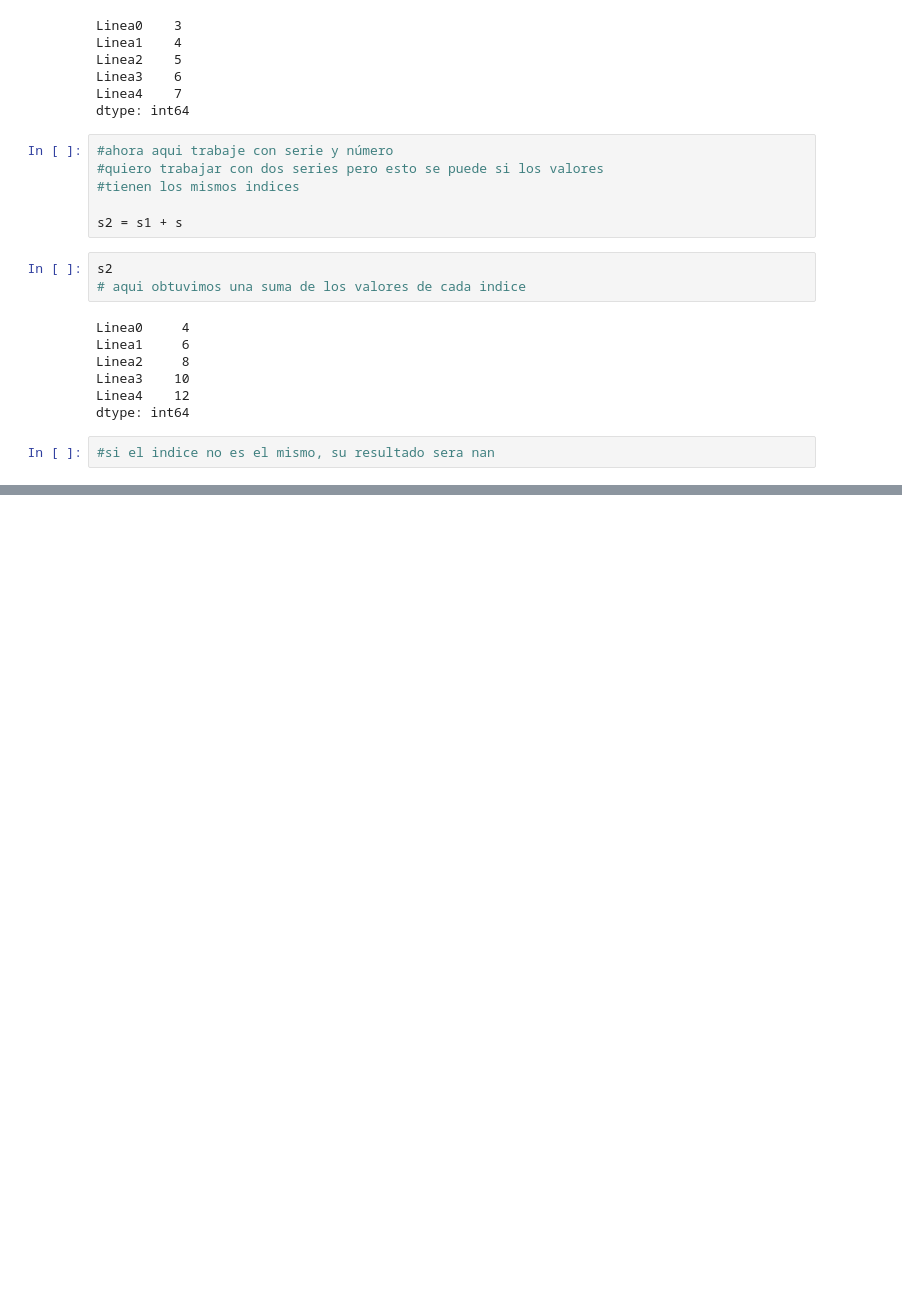
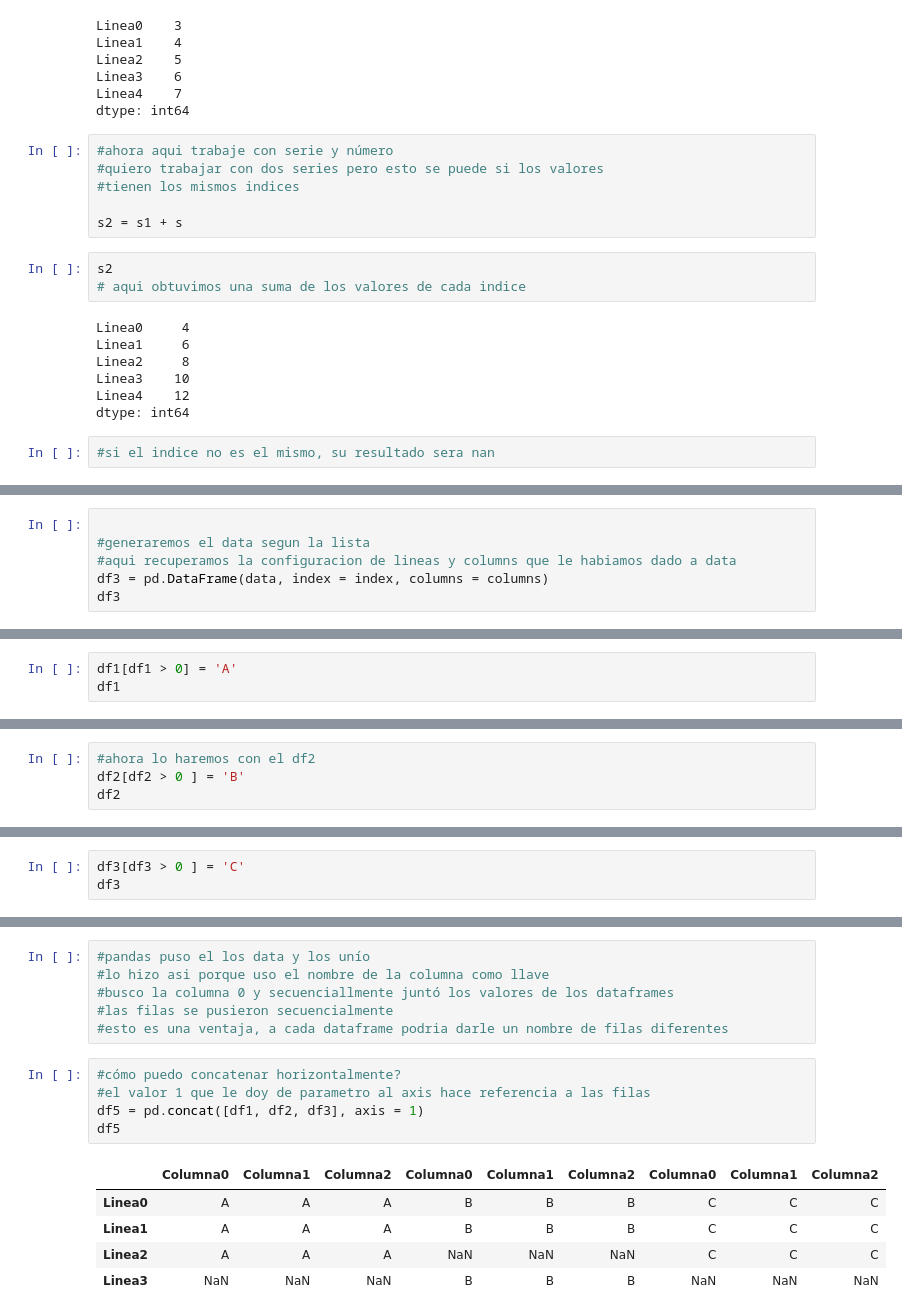
Before and after one commit to AnndyLibeMoore/Python_Data_Science_Courses, a Jupyter notebook: Creando_estructuras_de_datos.ipynb, the cells around one changed output, grey strips where cells are left out. Saved outputs shown, nothing was run; the diff lists cells and outputs as text; blank space fills up the shorter version.

```diff
--- a/Creando_estructuras_de_datos.ipynb
+++ b/Creando_estructuras_de_datos.ipynb
@@ -100,0 +179,6 @@ dtype: int64
+# %%
+
+#generaremos el data segun la lista
+#aqui recuperamos la configuracion de lineas y columns que le habiamos dado a data
+df3 = pd.DataFrame(data, index = index, columns = columns)
+df3
@@ -100,0 +196,3 @@ dtype: int64
+# %%
+df1[df1 > 0] = 'A'
+df1
@@ -100,0 +201,4 @@ dtype: int64
+# %%
+#ahora lo haremos con el df2
+df2[df2 > 0 ] = 'B'
+df2
@@ -100,0 +210,3 @@ dtype: int64
+# %%
+df3[df3 > 0 ] = 'C'
+df3
@@ -100,0 +235,17 @@ dtype: int64
+# %%
+#pandas puso el los data y los unío
+#lo hizo asi porque uso el nombre de la columna como llave
+#busco la columna 0 y secuenciallmente juntó los valores de los dataframes
+#las filas se pusieron secuencialmente
+#esto es una ventaja, a cada dataframe podria darle un nombre de filas diferentes
+# %%
+#cómo puedo concatenar horizontalmente?
+#el valor 1 que le doy de parametro al axis hace referencia a las filas
+df5 = pd.concat([df1, df2, df3], axis = 1)
+df5
+# %% [output]
+|  | Columna0 | Columna1 | Columna2 | Columna0 | Columna1 | Columna2 | Columna0 | Columna1 | Columna2 |
+| Linea0 | A | A | A | B | B | B | C | C | C |
+| Linea1 | A | A | A | B | B | B | C | C | C |
+| Linea2 | A | A | A | NaN | NaN | NaN | C | C | C |
+| Linea3 | NaN | NaN | NaN | B | B | B | NaN | NaN | NaN |
```
Also changed, not shown: parts of 21 cells of this notebook.
